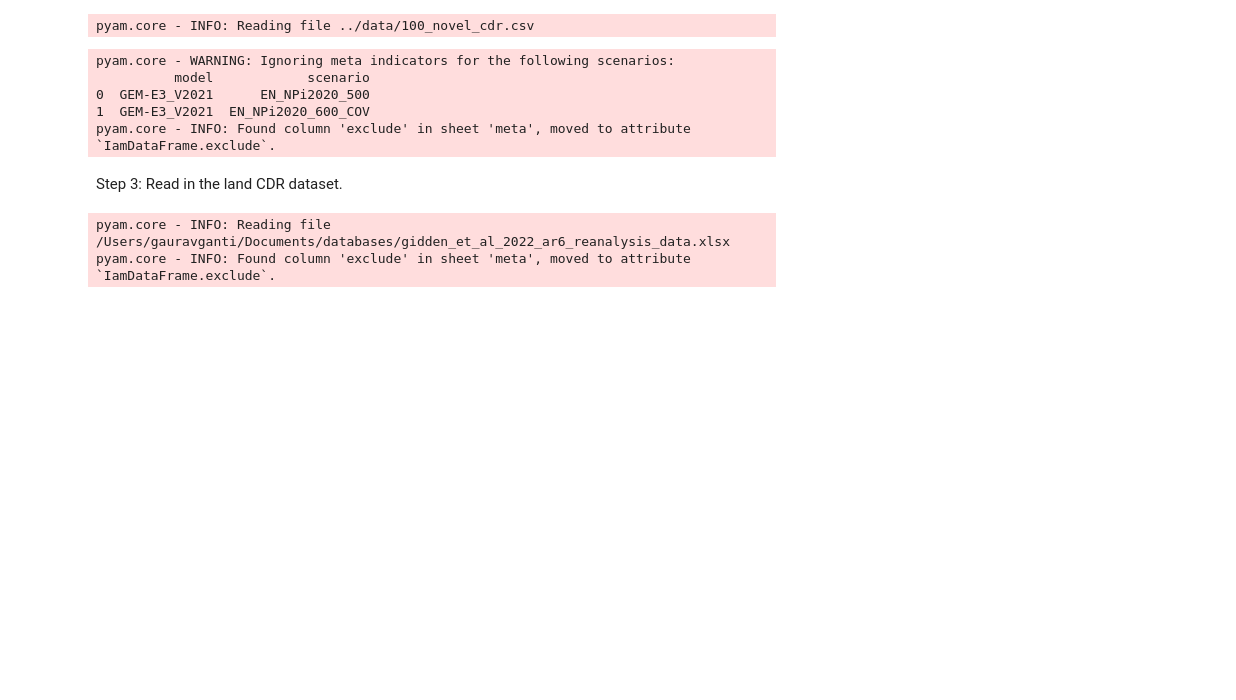
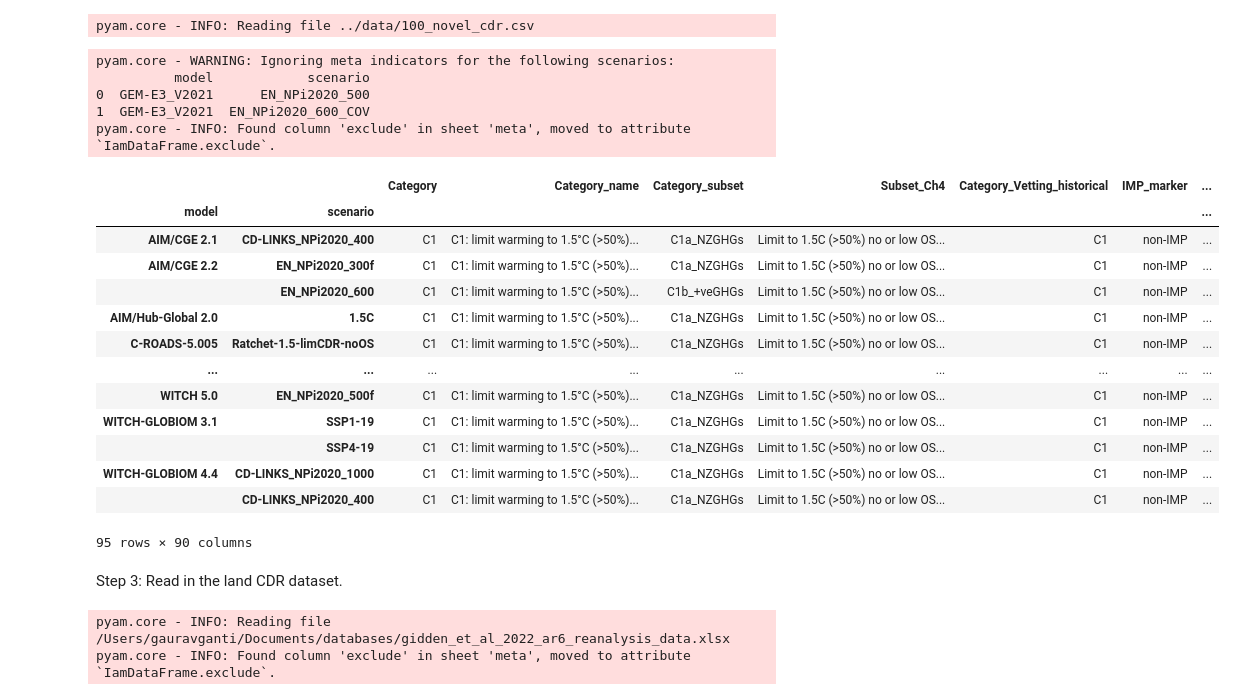
Before and after one commit to gaurav-ganti/cdr_climate_uncertainty, a Jupyter notebook: notebooks/602_figure2.ipynb, the cells around one changed output. Cells and saved outputs as stored; diff of their text form; code cells hidden in the pictures; blank space fills up the shorter version.

```diff
--- a/notebooks/602_figure2.ipynb
+++ b/notebooks/602_figure2.ipynb
@@ -90,6 +107,23 @@ pyam.core - WARNING: Ignoring meta indicators for the following scenarios:
 0  GEM-E3_V2021      EN_NPi2020_500
 1  GEM-E3_V2021  EN_NPi2020_600_COV
 pyam.core - INFO: Found column 'exclude' in sheet 'meta', moved to attribute `IamDataFrame.exclude`.
+# %%
+novel_cdr.meta
+# %% [output]
+|  |  | Category | Category_name | Category_subset | Subset_Ch4 | Category_Vetting_historical | IMP_marker | ... |
+| model | scenario |  |  |  |  |  |  | ... |
+| AIM/CGE 2.1 | CD-LINKS_NPi2020_400 | C1 | C1: limit warming to 1.5°C (>50%)... | C1a_NZGHGs | Limit to 1.5C (>50%) no or low OS... | C1 | non-IMP | ... |
+| AIM/CGE 2.2 | EN_NPi2020_300f | C1 | C1: limit warming to 1.5°C (>50%)... | C1a_NZGHGs | Limit to 1.5C (>50%) no or low OS... | C1 | non-IMP | ... |
+|  | EN_NPi2020_600 | C1 | C1: limit warming to 1.5°C (>50%)... | C1b_+veGHGs | Limit to 1.5C (>50%) no or low OS... | C1 | non-IMP | ... |
+| AIM/Hub-Global 2.0 | 1.5C | C1 | C1: limit warming to 1.5°C (>50%)... | C1a_NZGHGs | Limit to 1.5C (>50%) no or low OS... | C1 | non-IMP | ... |
+| C-ROADS-5.005 | Ratchet-1.5-limCDR-noOS | C1 | C1: limit warming to 1.5°C (>50%)... | C1a_NZGHGs | Limit to 1.5C (>50%) no or low OS... | C1 | non-IMP | ... |
+| ... | ... | ... | ... | ... | ... | ... | ... | ... |
+| WITCH 5.0 | EN_NPi2020_500f | C1 | C1: limit warming to 1.5°C (>50%)... | C1a_NZGHGs | Limit to 1.5C (>50%) no or low OS... | C1 | non-IMP | ... |
+| WITCH-GLOBIOM 3.1 | SSP1-19 | C1 | C1: limit warming to 1.5°C (>50%)... | C1a_NZGHGs | Limit to 1.5C (>50%) no or low OS... | C1 | non-IMP | ... |
+|  | SSP4-19 | C1 | C1: limit warming to 1.5°C (>50%)... | C1a_NZGHGs | Limit to 1.5C (>50%) no or low OS... | C1 | non-IMP | ... |
+| WITCH-GLOBIOM 4.4 | CD-LINKS_NPi2020_1000 | C1 | C1: limit warming to 1.5°C (>50%)... | C1a_NZGHGs | Limit to 1.5C (>50%) no or low OS... | C1 | non-IMP | ... |
+|  | CD-LINKS_NPi2020_400 | C1 | C1: limit warming to 1.5°C (>50%)... | C1a_NZGHGs | Limit to 1.5C (>50%) no or low OS... | C1 | non-IMP | ... |
+95 rows × 90 columns
 # %%
 novel_cdr.filter(
     Category='C1',
```
Also changed, not shown: parts of 11 cells of this notebook.
